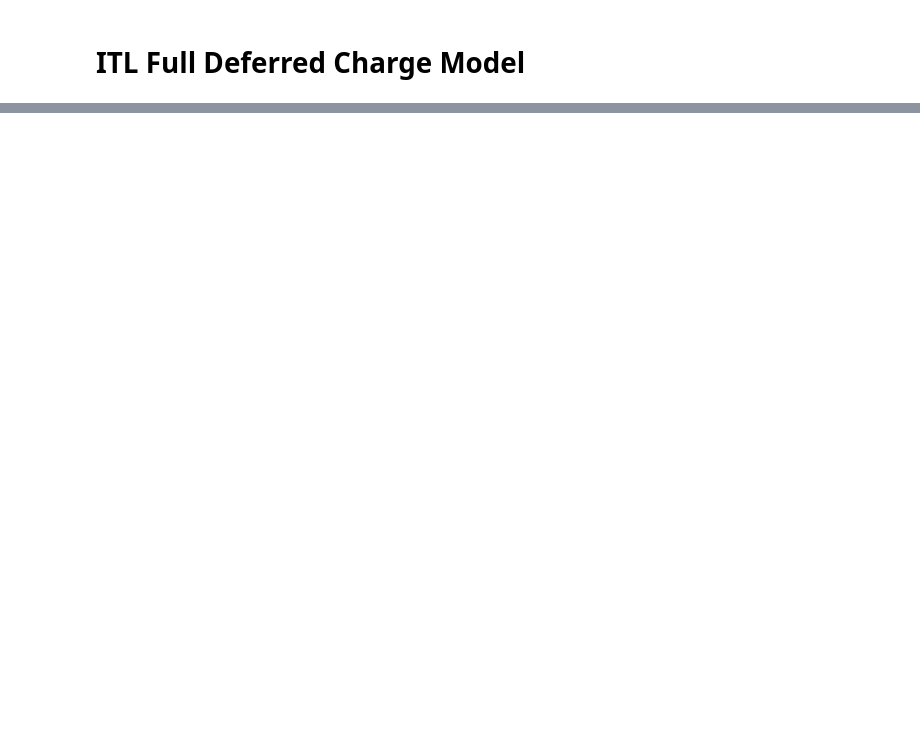
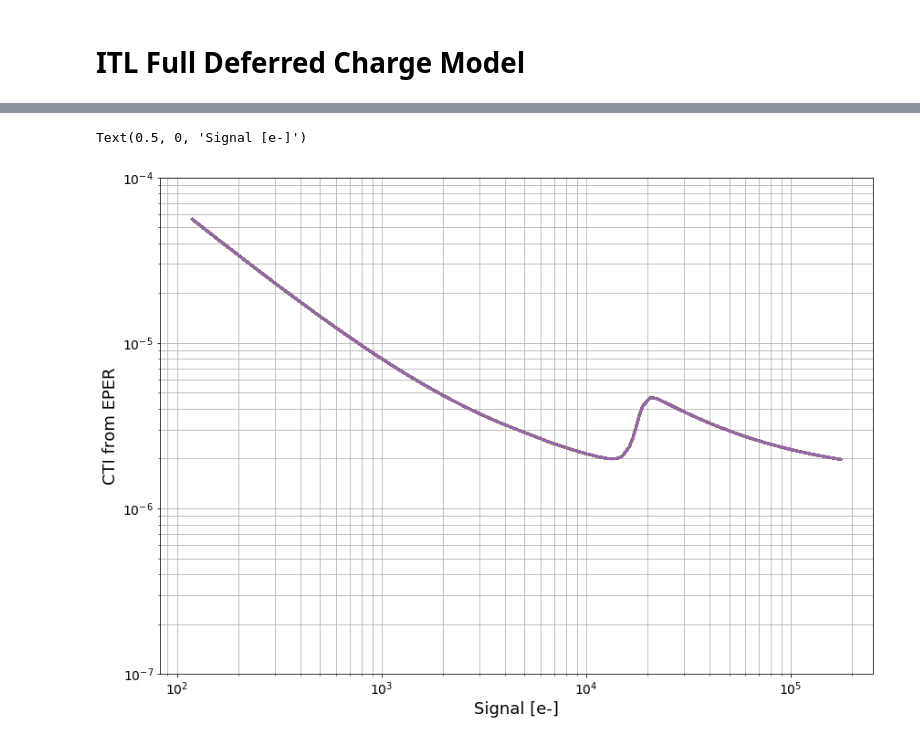
Before and after one commit to Snyder005/ctisim, a Jupyter notebook: notebooks/OverscanTesting.ipynb, the cells around one changed output, grey strips where cells are left out. Saved outputs shown, nothing was run; the diff lists cells and outputs as text; code cells hidden in the pictures; blank space fills up the shorter version.

```diff
--- a/notebooks/OverscanTesting.ipynb
+++ b/notebooks/OverscanTesting.ipynb
@@ -57,0 +157,40 @@ Text(0.5, 0, 'Signal [e-]')
+# %%
+midsignal_trap = LogisticTrap(40, 0.5, 1, 18000., 0.0010)
+
+x = np.array(np.meshgrid([38., 40., 42.],
+                         [0.45, 0.5, 0.55],
+                         [17000, 17500, 18000, 18500, 19000],
+                         [0.0009, 0.001, 0.0011])).T.reshape(-1, 4)
+
+fig, ax = plt.subplots(1, 1, figsize=(14, 10))
+
+for i in range(x.shape[0]):
+
+    trapsize, emission_time, f0, k = x[i, :]
+    mid_trap = LogisticTrap(trapsize, emission_time, 1, f0, k)
+
+    imarr = np.zeros((len(signal_data), ITL_AMP_GEOM.nx))
+    flat = SegmentSimulator(imarr, ITL_AMP_GEOM.prescan_width, output_amplifier, cti=cti,
+                        traps=[lowsignal_trap, midsignal_trap])
+    flat.ramp_exp(signal_data)
+
+    im = flat.simulate_readout(serial_overscan_width=ITL_AMP_GEOM.serial_overscan_width,
+                           parallel_overscan_width=0,
+                           do_bias_drift=True)
+
+    last_pix = im[:, 511]
+    oscan1 = im[:, 512]
+    cti_model = (oscan1)/(512*last_pix)
+
+    ax.plot(signal_data, cti_model, linewidth=2.5)
+
+ax.set_yscale('log')
+ax.set_xscale('log')
+ax.set_ylim(1.E-7, 1.E-4)
+ax.tick_params(axis='both', which='major', labelsize=14)
+ax.grid(which='both')
+ax.set_ylabel('CTI from EPER', fontsize=18)
+ax.set_xlabel('Signal [e-]', fontsize=18)
+# %% [output]
+Text(0.5, 0, 'Signal [e-]')
+[figure, added]
```
Also changed, not shown: parts of 21 cells of this notebook, 7 other files.
